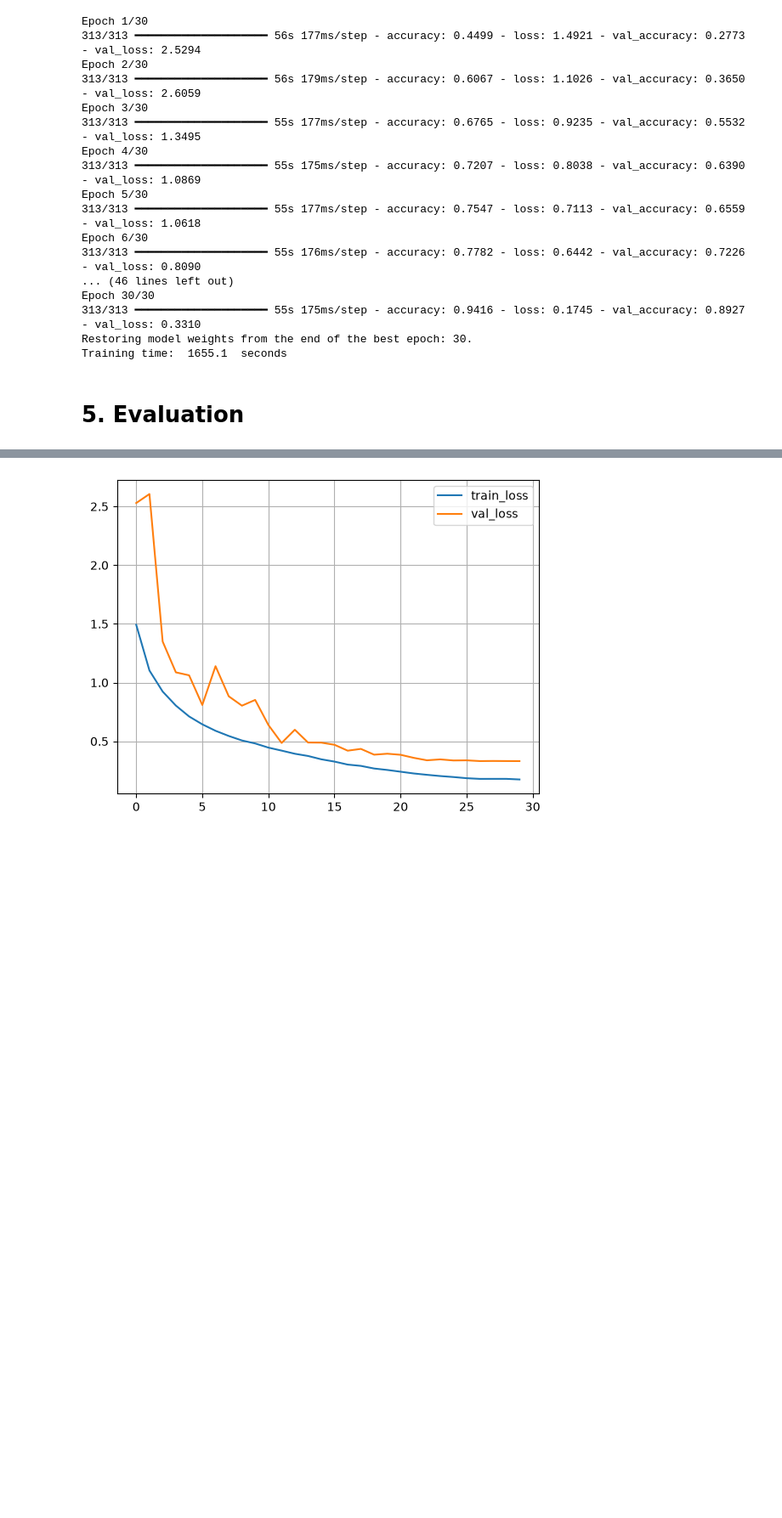
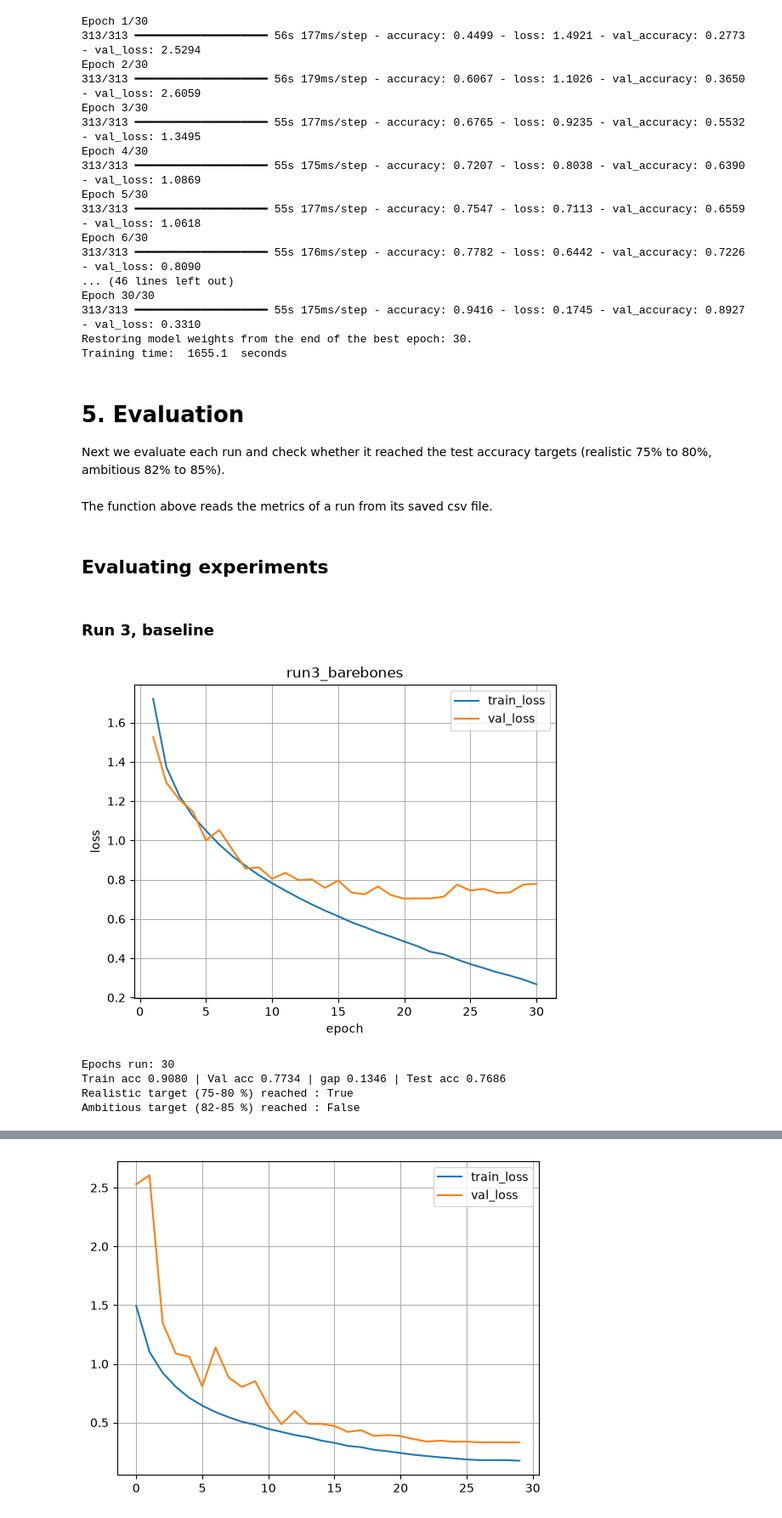
Before and after one commit to alekkiq/neural-networks-g5, a Jupyter notebook: mini-projects/cifar-10/cnn.ipynb, the cells around one changed output, grey strips where cells are left out. Shown at 85% size. Saved outputs shown, nothing was run; the diff lists cells and outputs as text; code cells hidden in the pictures; blank space fills up the shorter version.

```diff
--- a/mini-projects/cifar-10/cnn.ipynb
+++ b/mini-projects/cifar-10/cnn.ipynb
@@ -241,3 +295,41 @@ Restoring model weights from the end of the best epoch: 30.
 Training time:  1655.1  seconds
 # %% [markdown]
 # 5. Evaluation
+
+Next we evaluate each run and check whether it reached the test accuracy targets (realistic 75% to 80%, ambitious 82% to 85%).
+# %%
+# test accuracies of the saved runs, same values as in the results grid
+TEST_ACCURACY = {
+    "run1_dropout_batchnorm_aug": 0.8013,
+    "run2_dropout_batchnorm_aug_l2": 0.8003,
+    "run3_barebones": 0.7686,
+    "run4_batchnorm_only": 0.7402,
+}
+
+# function to display a run's metrics from the saved csv's
+def show_run(name):
+    d = np.genfromtxt(f"cnn_history/{name}.csv", delimiter=",", names=True)
+
+    plt.plot(d["epoch"], d["loss"], label="train_loss")
+    plt.plot(d["epoch"], d["val_loss"], label="val_loss")
+    plt.title(name); plt.xlabel("epoch"); plt.ylabel("loss"); plt.legend(); plt.grid(); plt.show()
+
+    train, val, test = d["accuracy"][-1], d["val_accuracy"][-1], TEST_ACCURACY[name]
+    print(f"Epochs run: {len(d)}")
+    print(f"Train acc {train:.4f} | Val acc {val:.4f} | gap {train - val:.4f} | Test acc {test:.4f}")
+    print("Realistic target (75-80 %) reached :", test >= TARGET_REALISTIC[0])
+    print("Ambitious target (82-85 %) reached :", test >= TARGET_AMBITIOUS[0])
+# %% [markdown]
+The function above reads the metrics of a run from its saved csv file.
+# %% [markdown]
+## Evaluating experiments
+# %% [markdown]
+### Run 3, baseline
+# %%
+show_run("run3_barebones")
+# %% [output]
+[figure, added]
+Epochs run: 30
+Train acc 0.9080 | Val acc 0.7734 | gap 0.1346 | Test acc 0.7686
+Realistic target (75-80 %) reached : True
+Ambitious target (82-85 %) reached : False
```
Also changed, not shown: parts of 27 cells of this notebook.
